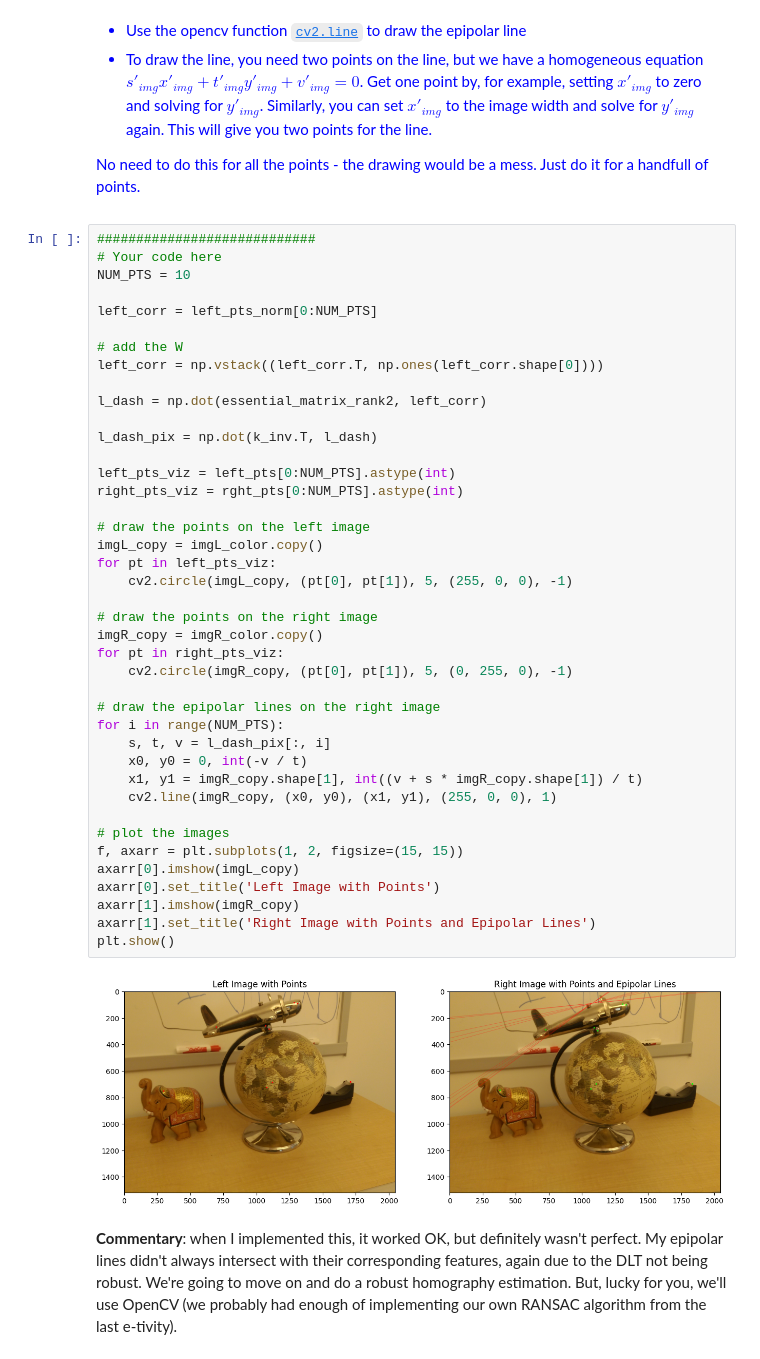
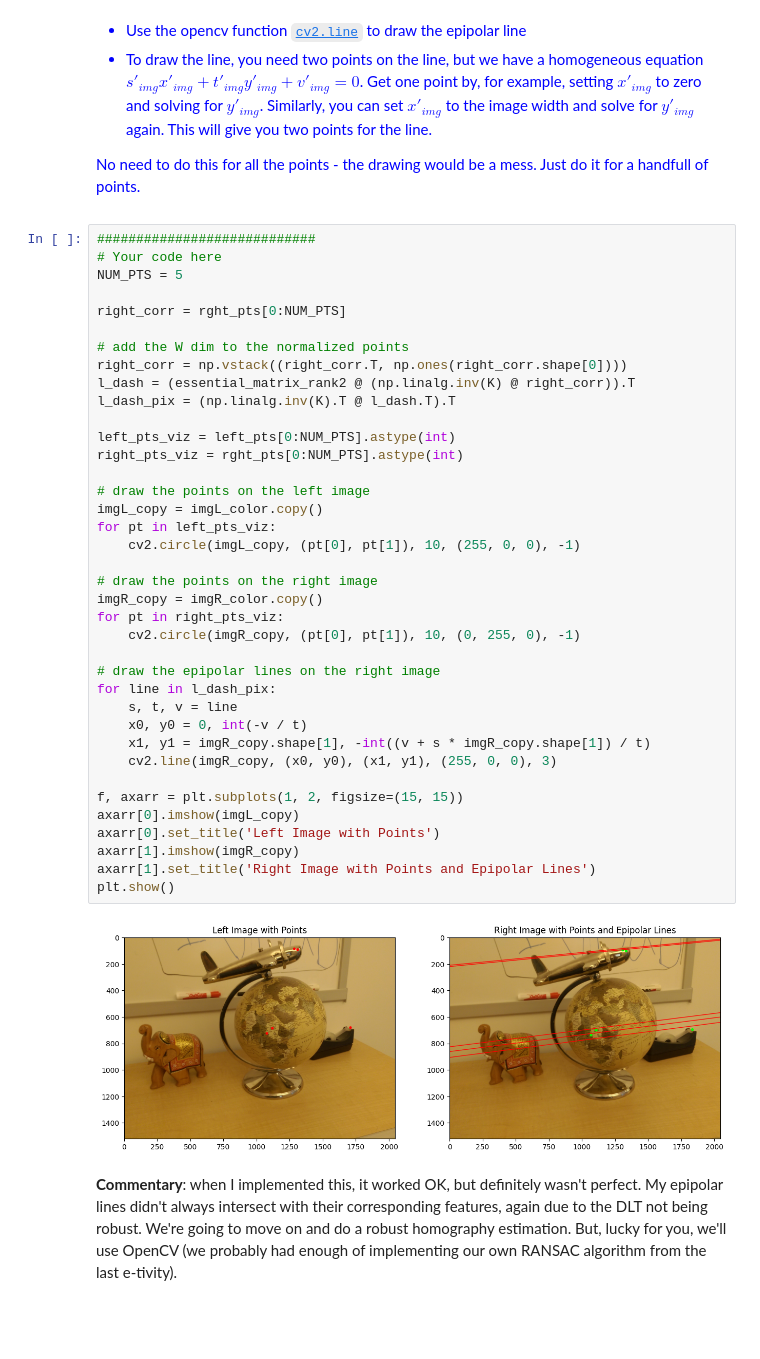
Before and after one commit to saeedAbdulraheem-ui/geometric_computer_vision, a Jupyter notebook: task3/Assignment 3a_EssentialMatrix_24177075.ipynb, the cells around one changed output. Cells and saved outputs as stored; diff of their text form; blank space fills up the shorter version.

```diff
--- a/task3/Assignment 3a_EssentialMatrix_24177075.ipynb
+++ b/task3/Assignment 3a_EssentialMatrix_24177075.ipynb
@@ -235,46 +245,43 @@ No need to do this for all the points - the drawing would be a mess. Just do it
 # %%
 ############################
 # Your code here
-NUM_PTS = 10
+NUM_PTS = 5
 
-left_corr = left_pts_norm[0:NUM_PTS]
+right_corr = rght_pts[0:NUM_PTS]
 
-# add the W
-left_corr = np.vstack((left_corr.T, np.ones(left_corr.shape[0])))
-
-l_dash = np.dot(essential_matrix_rank2, left_corr)
-
-l_dash_pix = np.dot(k_inv.T, l_dash)
+# add the W dim to the normalized points
+right_corr = np.vstack((right_corr.T, np.ones(right_corr.shape[0])))
+l_dash = (essential_matrix_rank2 @ (np.linalg.inv(K) @ right_corr)).T
+l_dash_pix = (np.linalg.inv(K).T @ l_dash.T).T
 
 left_pts_viz = left_pts[0:NUM_PTS].astype(int)
 right_pts_viz = rght_pts[0:NUM_PTS].astype(int)
 
 # draw the points on the left image
 imgL_copy = imgL_color.copy()
 for pt in left_pts_viz:
-    cv2.circle(imgL_copy, (pt[0], pt[1]), 5, (255, 0, 0), -1)
+    cv2.circle(imgL_copy, (pt[0], pt[1]), 10, (255, 0, 0), -1)
 
 # draw the points on the right image
 imgR_copy = imgR_color.copy()
 for pt in right_pts_viz:
-    cv2.circle(imgR_copy, (pt[0], pt[1]), 5, (0, 255, 0), -1)
+    cv2.circle(imgR_copy, (pt[0], pt[1]), 10, (0, 255, 0), -1)
 
 # draw the epipolar lines on the right image
-for i in range(NUM_PTS):
-    s, t, v = l_dash_pix[:, i]
+for line in l_dash_pix:
+    s, t, v = line
     x0, y0 = 0, int(-v / t)
-    x1, y1 = imgR_copy.shape[1], int((v + s * imgR_copy.shape[1]) / t)
-    cv2.line(imgR_copy, (x0, y0), (x1, y1), (255, 0, 0), 1)
+    x1, y1 = imgR_copy.shape[1], -int((v + s * imgR_copy.shape[1]) / t)
+    cv2.line(imgR_copy, (x0, y0), (x1, y1), (255, 0, 0), 3)
 
-# plot the images
 f, axarr = plt.subplots(1, 2, figsize=(15, 15))
 axarr[0].imshow(imgL_copy)
 axarr[0].set_title('Left Image with Points')
 axarr[1].imshow(imgR_copy)
 axarr[1].set_title('Right Image with Points and Epipolar Lines')
 plt.show()
 # %% [output]
-[figure, old version]
+[figure, new version]
 # %% [markdown]
 **Commentary**: when I implemented this, it worked OK, but definitely wasn't perfect. My epipolar lines didn't always intersect with their corresponding features, again due to the DLT not being robust. We're going to move on and do a robust homography estimation. But, lucky for you, we'll use OpenCV (we probably had enough of implementing our own RANSAC algorithm from the last e-tivity).
 # %% [markdown]
```
Also changed, not shown: parts of 2 cells of this notebook.
